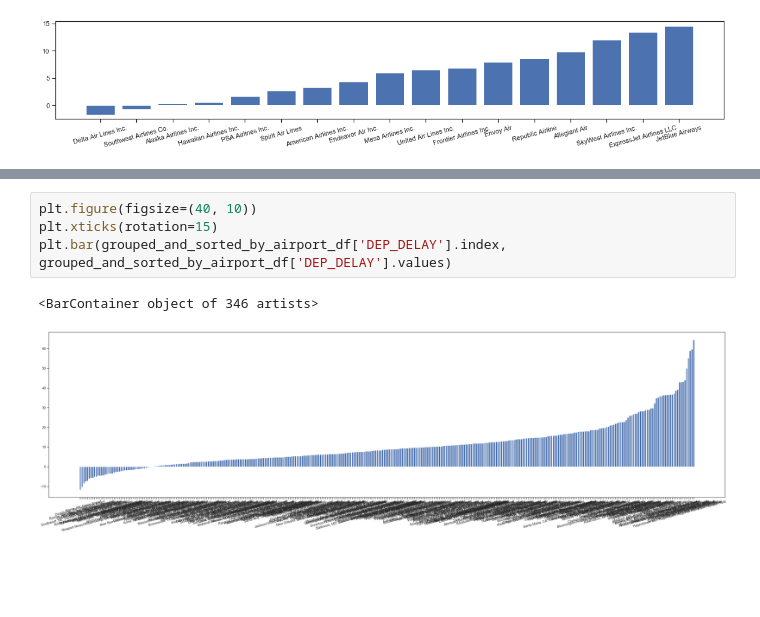
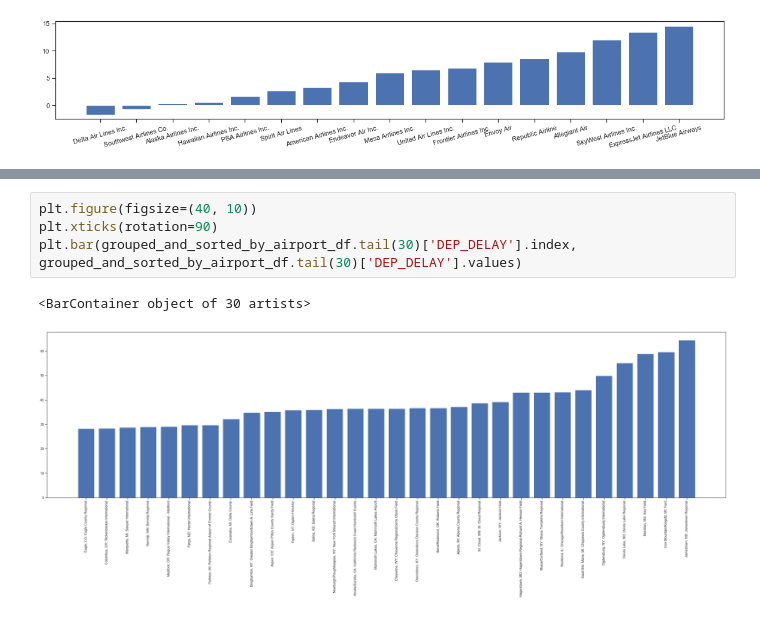
Before and after one commit to justinpaulturner/Hate-To-Wait_Airline_Exploratory_Data_Analysis, a Jupyter notebook: Data Tests.ipynb, the cells around one changed output, grey strips where cells are left out. Cells and saved outputs as stored; diff of their text form; blank space fills up the shorter version.

```diff
--- a/Data Tests.ipynb
+++ b/Data Tests.ipynb
@@ -316,7 +329,7 @@ plt.bar(grouped_and_sorted_by_airline_df['ARR_DELAY'].index, grouped_and_sorted_
 # %%
 plt.figure(figsize=(40, 10))
-plt.xticks(rotation=15)
-plt.bar(grouped_and_sorted_by_airport_df['DEP_DELAY'].index, grouped_and_sorted_by_airport_df['DEP_DELAY'].values)
+plt.xticks(rotation=90)
+plt.bar(grouped_and_sorted_by_airport_df.tail(30)['DEP_DELAY'].index, grouped_and_sorted_by_airport_df.tail(30)['DEP_DELAY'].values)
 # %% [output]
-<BarContainer object of 346 artists>
+<BarContainer object of 30 artists>
-[figure, old version]
+[figure, new version]
```
Also changed, not shown: parts of 5 cells of this notebook.
